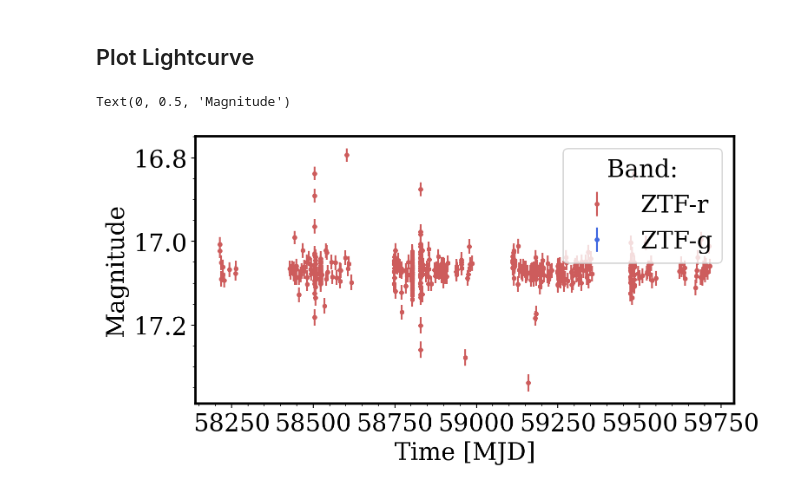
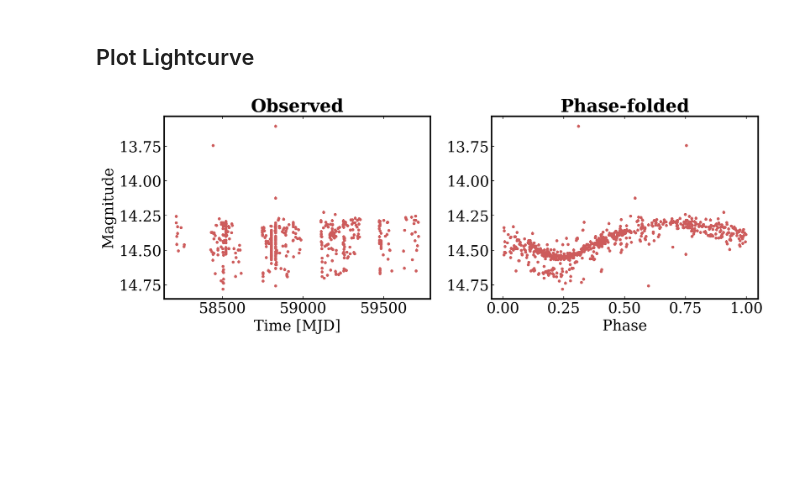
Before and after one commit to lincc-frameworks/MWGaia-DN_Introductory_School, a Jupyter notebook: Notebook_2_Basic_Time_Domain.ipynb, the cells around one changed output. Drawn from its saved outputs; the diff is of its cells as text; code cells hidden in the pictures; blank space fills up the shorter version.

```diff
--- a/Notebook_2_Basic_Time_Domain.ipynb
+++ b/Notebook_2_Basic_Time_Domain.ipynb
@@ -398,40 +467,37 @@ plt.minorticks_on()
 # %% [markdown]
 ## Plot Lightcurve
 # %%
-# TODO for Andy or Neven: show particularly interesting objects
-
-lc_id = 1195681424221405184
+# Select a lightcurve with high SNR
+lc_id = 1209433013427896320 # hips index
 lc_data = ens.to_timeseries(lc_id).data
 r_filter = lc_data.band_ztf_zource=='r'
-g_filter = lc_data.band_ztf_zource=='g'
 # %%
-plt.figure(figsize=(8,4))
+fig, ax = plt.subplots(1, 2, figsize=(13, 5))
 
-plt.errorbar(
+ax[0].errorbar(
     lc_data.mjd_ztf_zource[r_filter],
     lc_data.mag_ztf_zource[r_filter],
     yerr=lc_data.magerr_ztf_zource[r_filter],
     fmt='.',
-    color='indianred',
-    label='ZTF-r'
+    color='indianred'
 )
 
-plt.errorbar(
-    lc_data.mjd_ztf_zource[g_filter],
-    lc_data.mag_ztf_zource[g_filter],
-    fmt='.',
-    yerr=lc_data.magerr_ztf_zource[g_filter],
-    color='royalblue',
-    label='ZTF-g'
-)
+ax[1].errorbar((lc_data.mjd_ztf_zource[r_filter].to_numpy()%0.217326)/0.217326, lc_data.mag_ztf_zource[r_filter],
+                yerr=lc_data.magerr_ztf_zource[r_filter], fmt='.', color='indianred')
+ax[1].set_xlabel('Phase')
+ax[0].set_xlabel('Time [MJD]')
+ax[1].tick_params(axis='x', which='both', bottom=True, top=True, direction='in')
+ax[0].tick_params(axis='x', which='both', bottom=True, top=True, direction='in')
+ax[1].tick_params(axis='y', which='both', bottom=True, top=True, direction='in')
+ax[0].tick_params(axis='y', which='both', bottom=True, top=True, direction='in')
+ax[0].set_ylabel('Magnitude')
+ax[0].invert_yaxis()
+ax[1].invert_yaxis()
+ax[0].set_title("Observed", weight='bold')
+ax[1].set_title("Phase-folded", weight='bold')
 
-plt.legend(title='Band:')
-plt.ylim(plt.ylim()[::-1])
-plt.minorticks_on()
-plt.xlabel("Time [MJD]")
-plt.ylabel("Magnitude")
+plt.tight_layout()
 # %% [output]
-Text(0, 0.5, 'Magnitude')
-[figure, old version]
+[figure, new version]
 # %%
 # client.shutdown()
```
Also changed, not shown: parts of 17 cells of this notebook.
